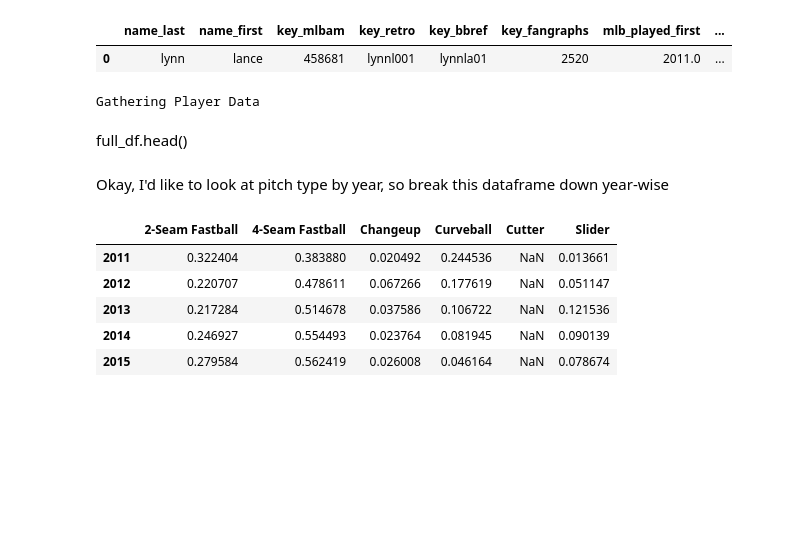
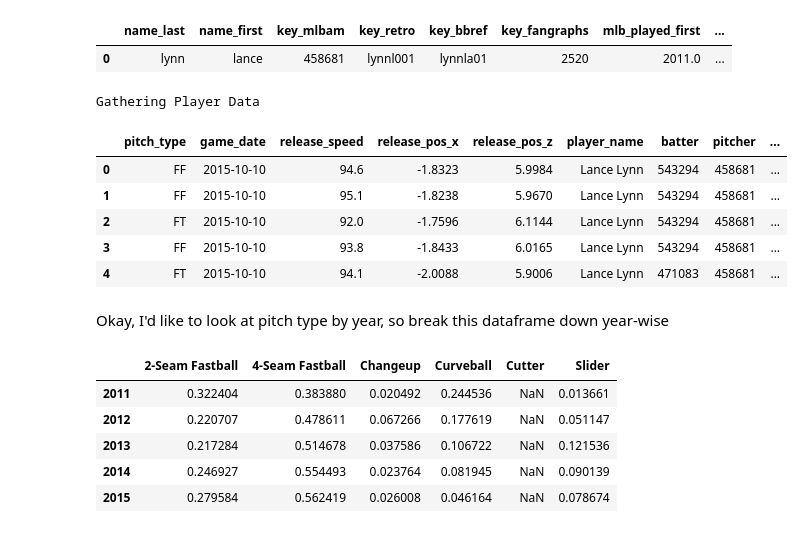
Before and after one commit to tjburch/baseball-studies, a Jupyter notebook: notebooks/LanceLynn2019.ipynb, the cells around one changed output. Cells and saved outputs as stored; diff of their text form; code cells hidden in the pictures; blank space fills up the shorter version.

```diff
--- a/notebooks/LanceLynn2019.ipynb
+++ b/notebooks/LanceLynn2019.ipynb
@@ -20,7 +20,14 @@ full_df=statcast_pitcher(start_dt="2011-01-01", end_dt="2019-06-06", player_id=4
 # %% [output]
 Gathering Player Data
-# %% [markdown]
-full_df.head()
+# %%
+full_df.head()
+# %% [output]
+|  | pitch_type | game_date | release_speed | release_pos_x | release_pos_z | player_name | batter | pitcher | ... |
+| 0 | FF | 2015-10-10 | 94.6 | -1.8323 | 5.9984 | Lance Lynn | 543294 | 458681 | ... |
+| 1 | FF | 2015-10-10 | 95.1 | -1.8238 | 5.9670 | Lance Lynn | 543294 | 458681 | ... |
+| 2 | FT | 2015-10-10 | 92.0 | -1.7596 | 6.1144 | Lance Lynn | 543294 | 458681 | ... |
+| 3 | FF | 2015-10-10 | 93.8 | -1.8433 | 6.0165 | Lance Lynn | 543294 | 458681 | ... |
+| 4 | FT | 2015-10-10 | 94.1 | -2.0088 | 5.9006 | Lance Lynn | 471083 | 458681 | ... |
 # %% [markdown]
 Okay, I'd like to look at pitch type by year, so break this dataframe down year-wise
 # %%
```
Also changed, not shown: parts of 13 cells of this notebook.
